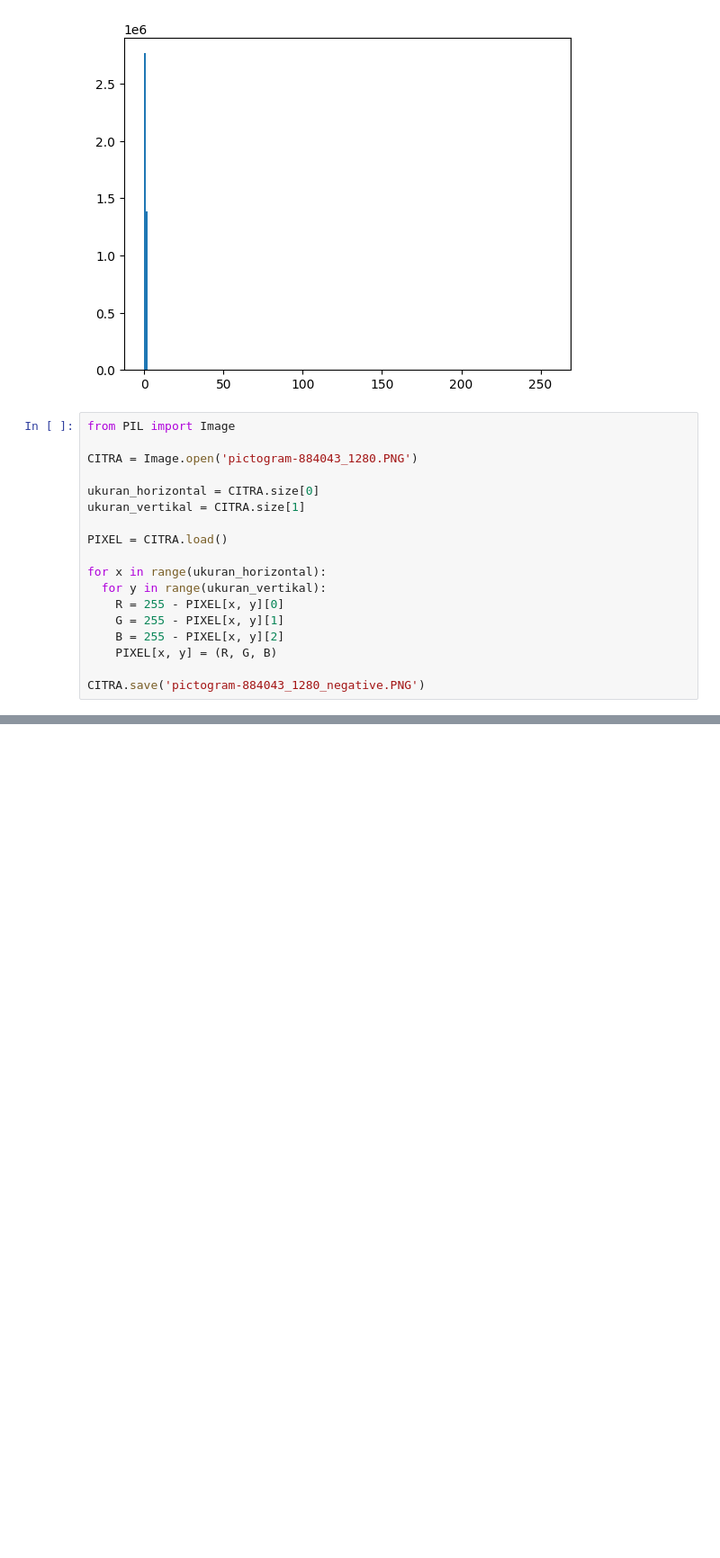
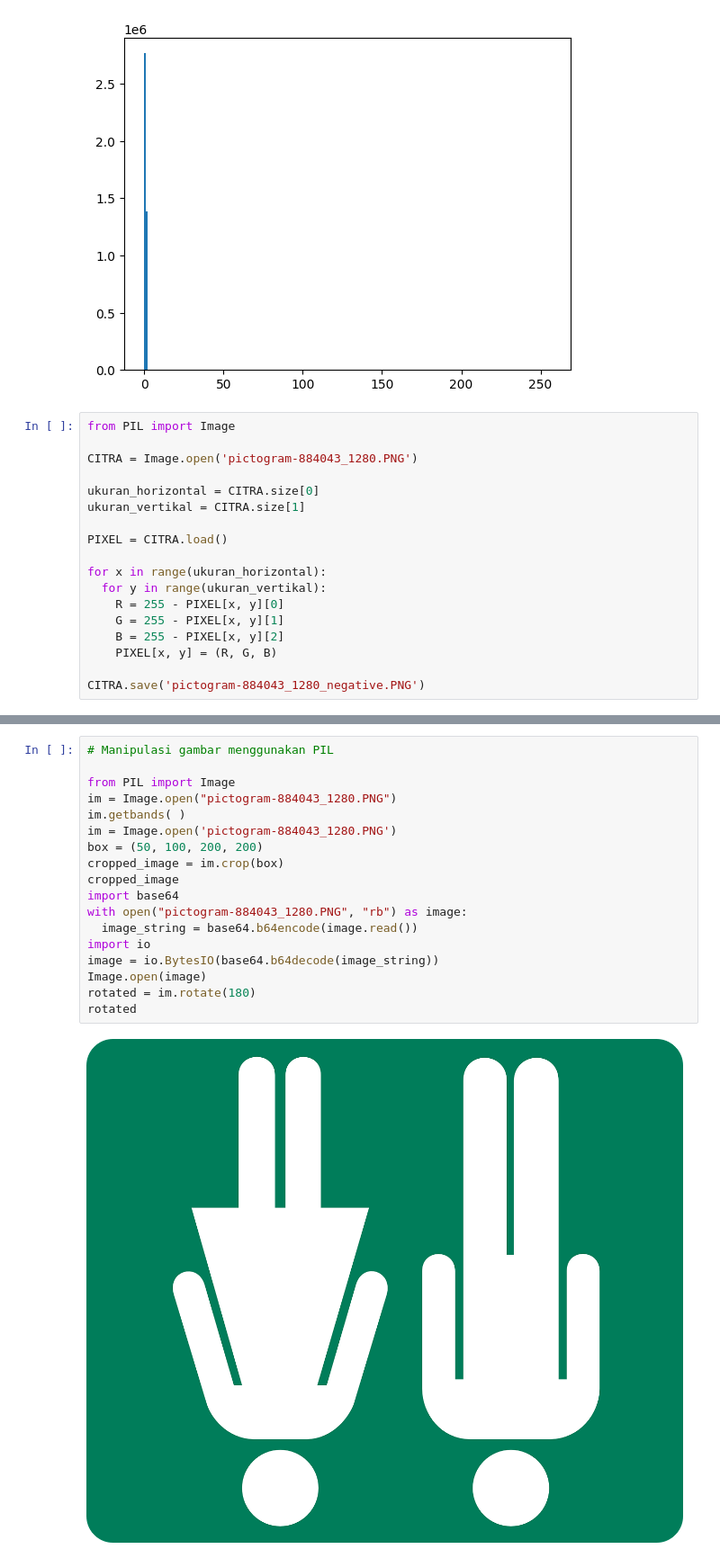
Before and after one commit to adistory07/operasi-citra, a Jupyter notebook: 12240190_ADI_KURNIAWAN.ipynb, the cells around one changed output, grey strips where cells are left out. Shown: that part at 90% size. Saved outputs shown, nothing was run; the diff lists cells and outputs as text; blank space fills up the shorter version.

```diff
--- a/12240190_ADI_KURNIAWAN.ipynb
+++ b/12240190_ADI_KURNIAWAN.ipynb
@@ -220,0 +251,20 @@ CITRA.save('pictogram-884043_1280_negative.PNG')
+# %%
+# Manipulasi gambar menggunakan PIL
+
+from PIL import Image
+im = Image.open("pictogram-884043_1280.PNG")
+im.getbands( )
+im = Image.open('pictogram-884043_1280.PNG')
+box = (50, 100, 200, 200)
+cropped_image = im.crop(box)
+cropped_image
+import base64
+with open("pictogram-884043_1280.PNG", "rb") as image:
+  image_string = base64.b64encode(image.read())
+import io
+image = io.BytesIO(base64.b64decode(image_string))
+Image.open(image)
+rotated = im.rotate(180)
+rotated
+# %% [output]
+[figure, added]
```
Also changed, not shown: parts of 7 cells of this notebook.
